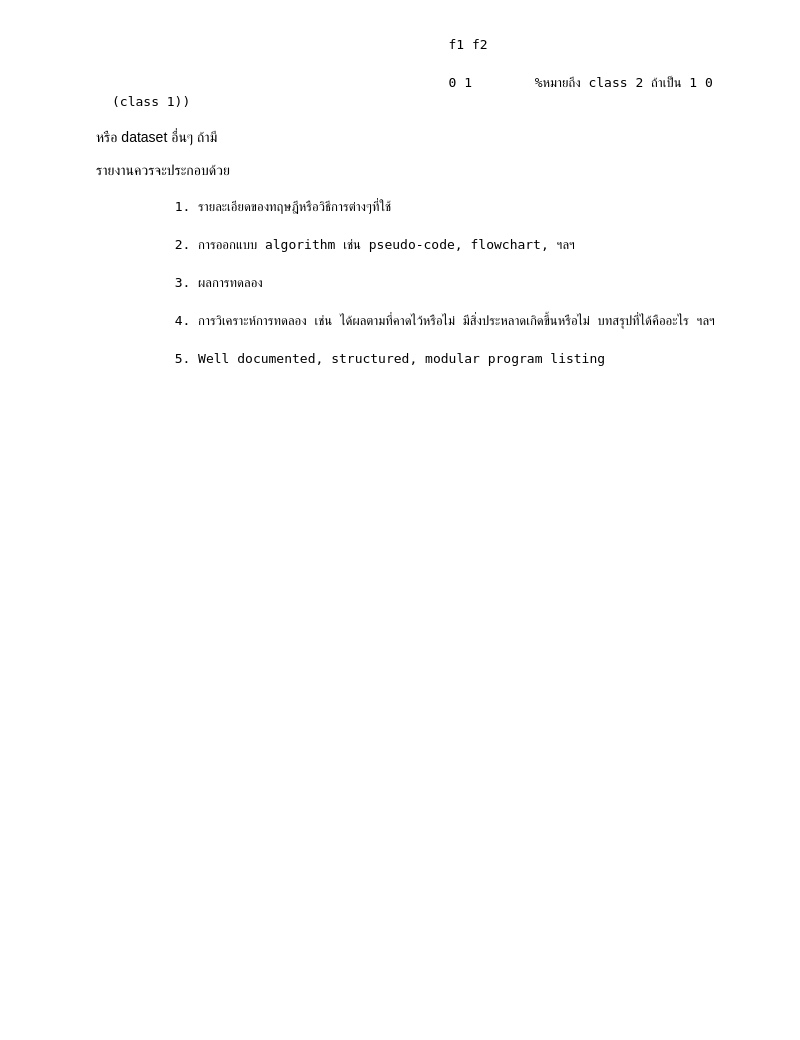
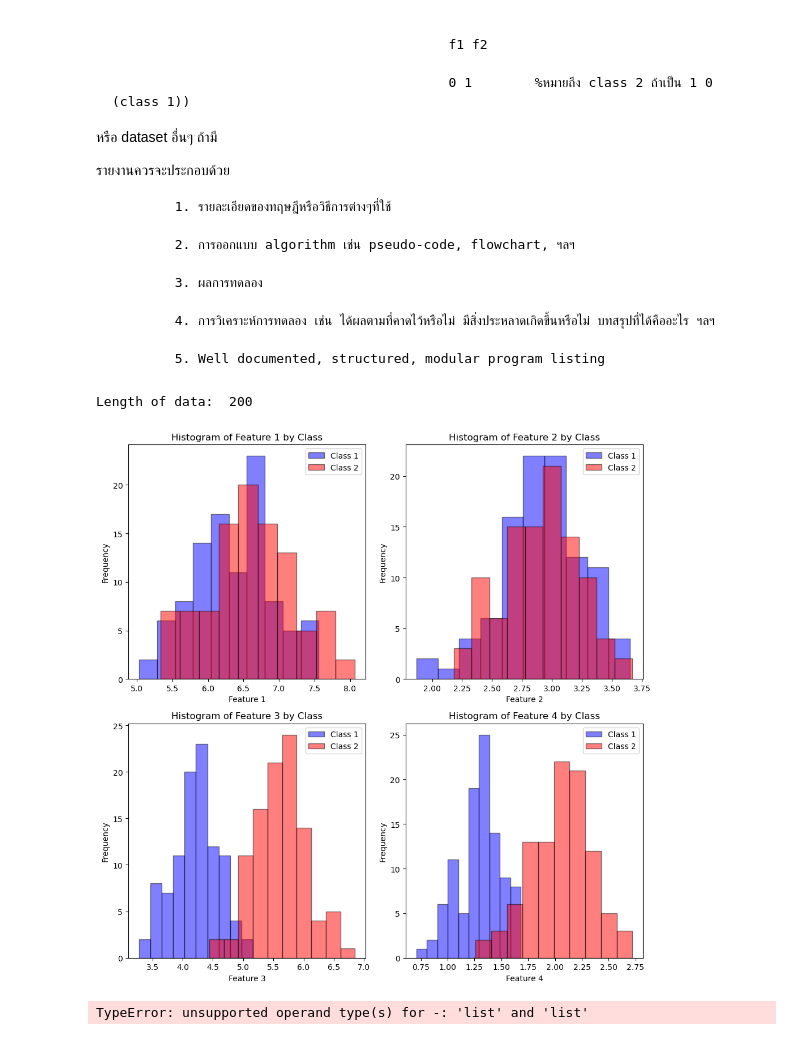
Before and after one commit to pkhamchuai/PatRecG, a Jupyter notebook: Program-HW2/HW-2-1.ipynb, the cells around one changed output. Drawn from its saved outputs; the diff is of its cells as text; code cells hidden in the pictures; blank space fills up the shorter version.

```diff
--- a/Program-HW2/HW-2-1.ipynb
+++ b/Program-HW2/HW-2-1.ipynb
@@ -33,0 +49,39 @@ Note ห้าม ใช้ library หรือ โปรแกรมสำห
+# %%
+data_processed = []
+
+for i in range(0, len(data), 5):
+    data_processed.append([float(data[i]), float(data[i+1]), float(data[i+2]), \
+                           float(data[i+3]), int(data[i+4])])
+
+# print length of data
+print("Length of data: ", len(data_processed))
+# %% [output]
+Length of data:  200
+# %%
+import matplotlib.pyplot as plt
+
+# Separate data by class
+class1_data = [sample[:-1] for sample in data_processed if sample[-1] == 1]
+class2_data = [sample[:-1] for sample in data_processed if sample[-1] == 2]
+
+# Features (replace these labels with your actual feature names)
+feature_labels = ['Feature 1', 'Feature 2', 'Feature 3', 'Feature 4']
+
+# Create a subplot of 2x2 graphs, each with a size of 10x10
+fig, axs = plt.subplots(2, 2, figsize=(10, 10))
+
+# Plot histograms for each feature
+for i in range(len(feature_labels)):
+    ax = axs[i // 2, i % 2]  # Get the appropriate subplot
+    ax.hist([x[i] for x in class1_data], bins=10, alpha=0.5, color='blue', label='Class 1', edgecolor='black')
+    ax.hist([x[i] for x in class2_data], bins=10, alpha=0.5, color='red', label='Class 2', edgecolor='black')
+    ax.set_xlabel(feature_labels[i])
+    ax.set_ylabel('Frequency')
+    ax.set_title(f'Histogram of {feature_labels[i]} by Class')
+    ax.legend()
+    # ax.grid(True)
+
+plt.tight_layout()
+plt.show()
+# %% [output]
+[figure, added]
@@ -33,0 +111,40 @@ Note ห้าม ใช้ library หรือ โปรแกรมสำห
+# %%
+# perform 10-fold cross validation
+from sklearn.model_selection import KFold
+from sklearn.metrics import accuracy_score
+
+# split data into 10 folds
+kf = KFold(n_splits=10, shuffle=True)
+# print(kf.get_n_splits(data_processed))
+
+# input data from kfold into the model
+for train_index, test_index in kf.split(data_processed):
+    # print("TRAIN:", train_index, "TEST:", test_index)
+    X_train, X_test = [data_processed[i][:-1] for i in train_index], [data_processed[i][:-1] for i in test_index]
+    y_train, y_test = [data_processed[i][-1] for i in train_index], [data_processed[i][-1] for i in test_index]
+
+    # print("X_train: ", X_train)
+    # print("X_test: ", X_test)
+    # print("y_train: ", y_train)
+    # print("y_test: ", y_test)
+
+    # instantiate the model with k=3
+    knn = KNNClassifier(k=3)
+
+    # train the model
+    knn.fit(X_train, y_train)
+
+    # predict the response for test dataset
+    y_pred = knn.predict(X_test)
+
+    # calculate accuracy
+    accuracy = accuracy_score(y_test, y_pred)
+
+    print("Accuracy: ", accuracy)
+
+    print("y_pred: ", y_pred)
+    print("y_test: ", y_test)
+
+    print("Accuracy: ", accuracy_score(y_test, y_pred))
+# %% [output]
+TypeError: unsupported operand type(s) for -: 'list' and 'list'
```
Also changed, not shown: parts of 3 cells of this notebook.
